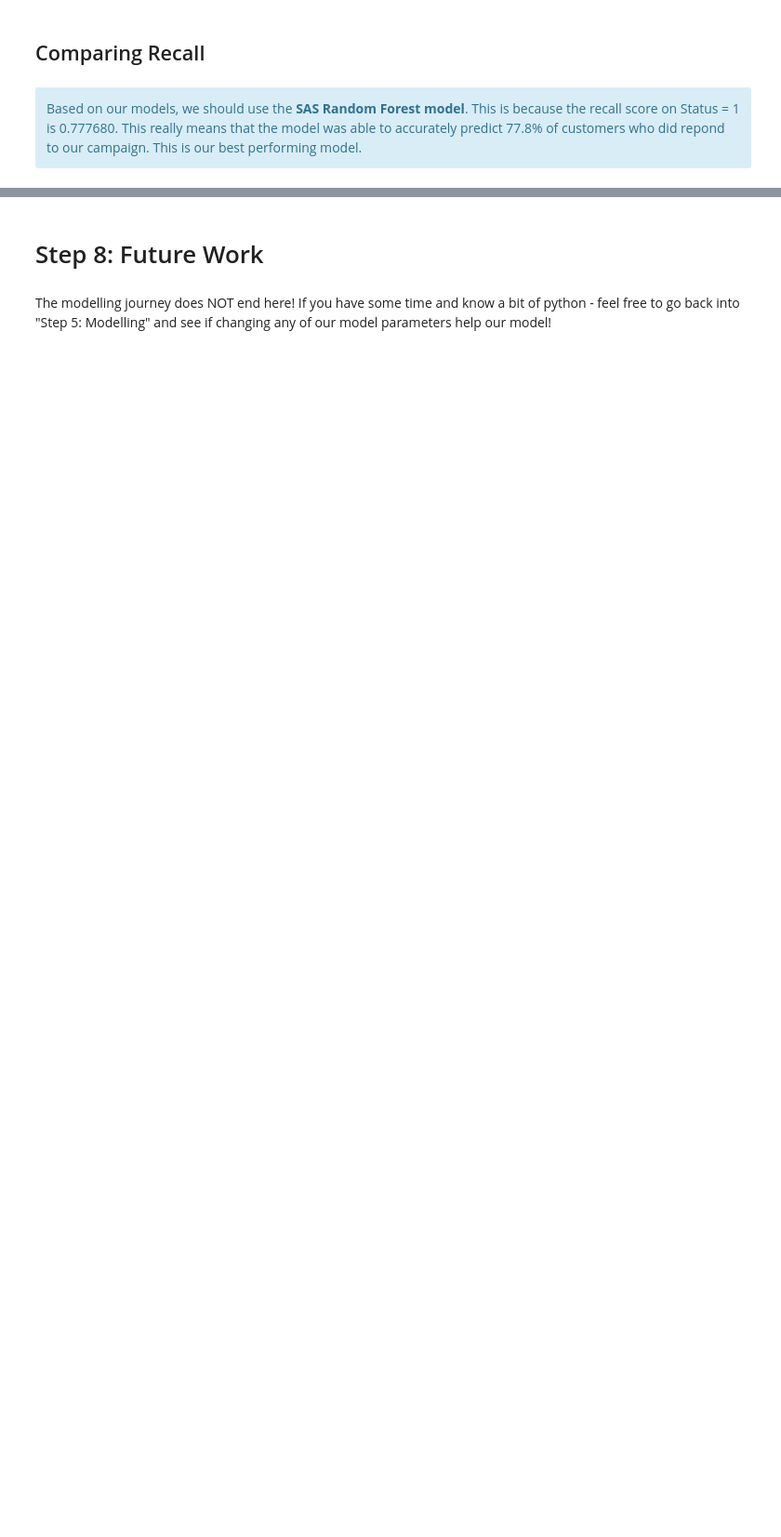
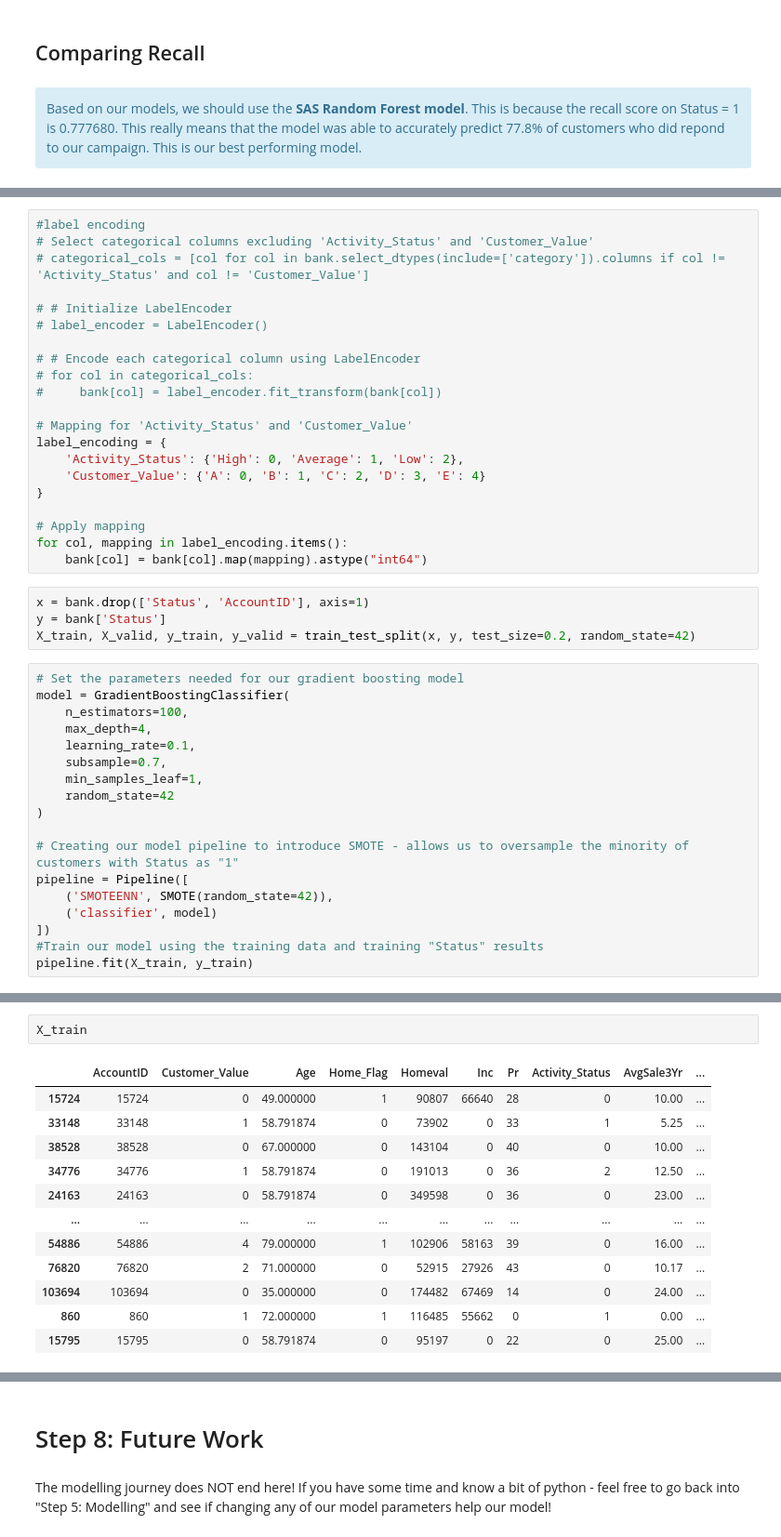
Before and after one commit to yjchingsas/ViyaWBWorkshopHandsOn, a Jupyter notebook: BankCampaign_Python.ipynb, the cells around one changed output, grey strips where cells are left out. Shown: that part at 93% size. Saved outputs shown, nothing was run; the diff lists cells and outputs as text; blank space fills up the shorter version.

```diff
--- a/BankCampaign_Python.ipynb
+++ b/BankCampaign_Python.ipynb
@@ -712,0 +830,43 @@ Based on our models, we should use the <b>SAS Random Forest model</b>. This is b
+# %%
+#label encoding
+# Select categorical columns excluding 'Activity_Status' and 'Customer_Value'
+# categorical_cols = [col for col in bank.select_dtypes(include=['category']).columns if col != 'Activity_Status' and col != 'Customer_Value']
+
+# # Initialize LabelEncoder
+# label_encoder = LabelEncoder()
+
+# # Encode each categorical column using LabelEncoder
+# for col in categorical_cols:
+#     bank[col] = label_encoder.fit_transform(bank[col])
+
+# Mapping for 'Activity_Status' and 'Customer_Value'
+label_encoding = {
+    'Activity_Status': {'High': 0, 'Average': 1, 'Low': 2},
+    'Customer_Value': {'A': 0, 'B': 1, 'C': 2, 'D': 3, 'E': 4}
+}
+
+# Apply mapping
+for col, mapping in label_encoding.items():
+    bank[col] = bank[col].map(mapping).astype("int64")
+# %%
+x = bank.drop(['Status', 'AccountID'], axis=1)
+y = bank['Status']
+X_train, X_valid, y_train, y_valid = train_test_split(x, y, test_size=0.2, random_state=42)
+# %%
+# Set the parameters needed for our gradient boosting model
+model = GradientBoostingClassifier(
+    n_estimators=100,
+    max_depth=4,
+    learning_rate=0.1,
+    subsample=0.7,
+    min_samples_leaf=1,
+    random_state=42
+)
+
+# Creating our model pipeline to introduce SMOTE - allows us to oversample the minority of customers with Status as "1"
+pipeline = Pipeline([
+    ('SMOTEENN', SMOTE(random_state=42)),
+    ('classifier', model)
+])
+#Train our model using the training data and training "Status" results
+pipeline.fit(X_train, y_train)
@@ -712,0 +966,15 @@ Based on our models, we should use the <b>SAS Random Forest model</b>. This is b
+# %%
+X_train
+# %% [output]
+|  | AccountID | Customer_Value | Age | Home_Flag | Homeval | Inc | Pr | Activity_Status | AvgSale3Yr | ... |
+| 15724 | 15724 | 0 | 49.000000 | 1 | 90807 | 66640 | 28 | 0 | 10.00 | ... |
+| 33148 | 33148 | 1 | 58.791874 | 0 | 73902 | 0 | 33 | 1 | 5.25 | ... |
+| 38528 | 38528 | 0 | 67.000000 | 0 | 143104 | 0 | 40 | 0 | 10.00 | ... |
+| 34776 | 34776 | 1 | 58.791874 | 0 | 191013 | 0 | 36 | 2 | 12.50 | ... |
+| 24163 | 24163 | 0 | 58.791874 | 0 | 349598 | 0 | 36 | 0 | 23.00 | ... |
+| ... | ... | ... | ... | ... | ... | ... | ... | ... | ... | ... |
+| 54886 | 54886 | 4 | 79.000000 | 1 | 102906 | 58163 | 39 | 0 | 16.00 | ... |
+| 76820 | 76820 | 2 | 71.000000 | 0 | 52915 | 27926 | 43 | 0 | 10.17 | ... |
+| 103694 | 103694 | 0 | 35.000000 | 0 | 174482 | 67469 | 14 | 0 | 24.00 | ... |
+| 860 | 860 | 1 | 72.000000 | 1 | 116485 | 55662 | 0 | 1 | 0.00 | ... |
+| 15795 | 15795 | 0 | 58.791874 | 0 | 95197 | 0 | 22 | 0 | 25.00 | ... |
```
Also changed, not shown: parts of 27 cells of this notebook, 3 other files.
